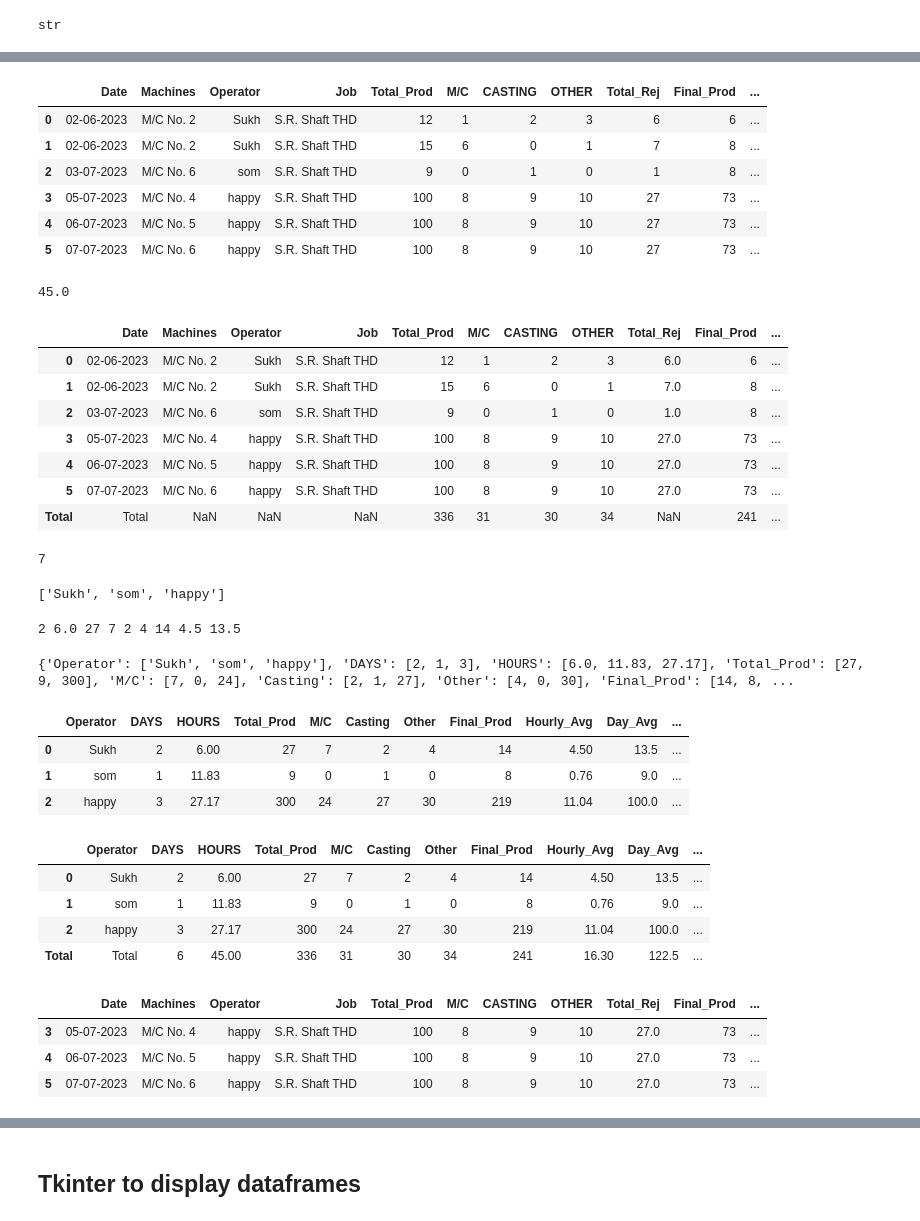
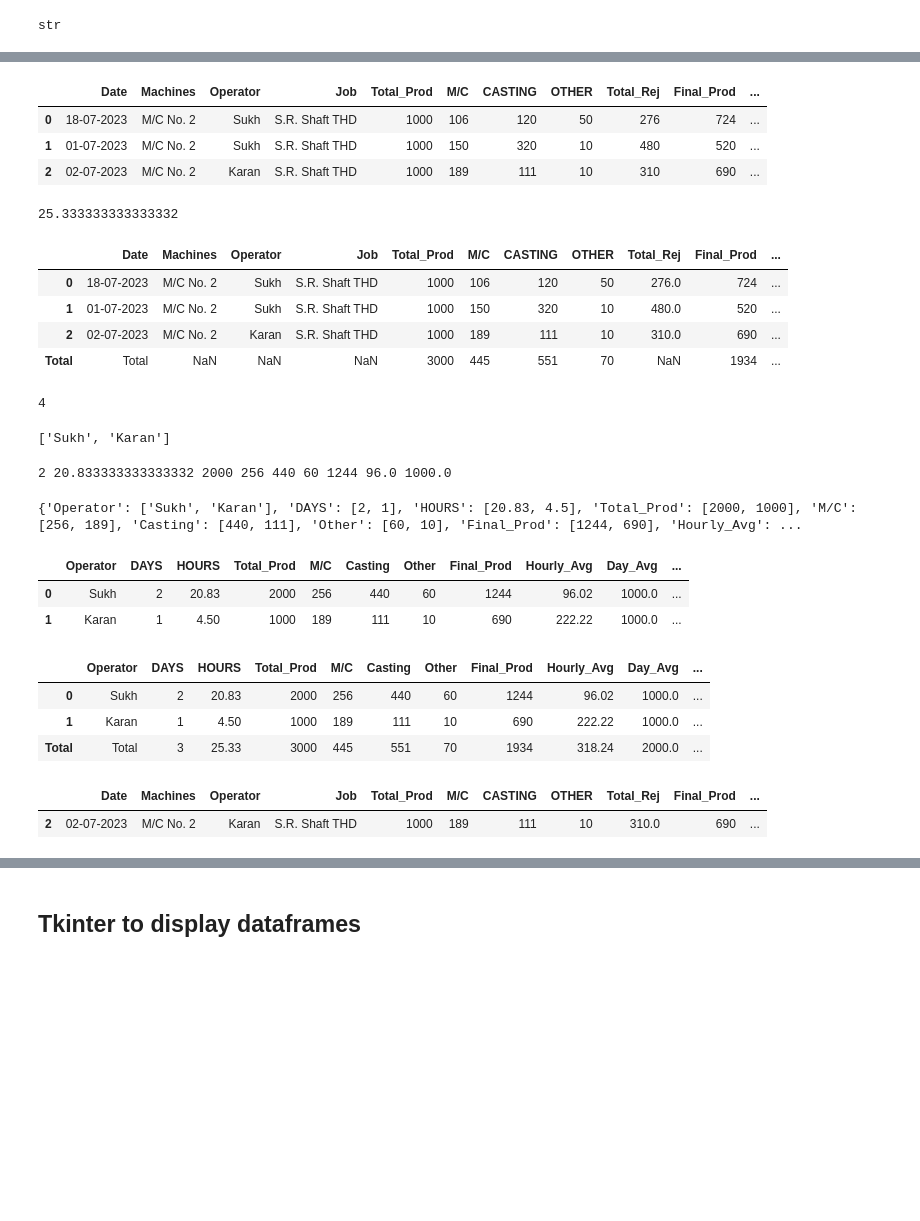
Before and after one commit to SukritMachineTools/Experiments, a Jupyter notebook: Project3/notebooks/csv reads.ipynb, the cells around one changed output, grey strips where cells are left out. Drawn from its saved outputs; the diff is of its cells as text; code cells hidden in the pictures; blank space fills up the shorter version.

```diff
--- a/Project3/notebooks/csv reads.ipynb
+++ b/Project3/notebooks/csv reads.ipynb
@@ -77,25 +70,22 @@ print(df)
 # %%
 job='S.R. Shaft THD'
 breakTime='01:30'
-start_date= '2023-06-01'
-end_date= '2023-07-07'
+start_date= '2023-07-01'
+end_date= '2023-07-30'
 
 # mask = (df['date'] > start_date) & (df['date'] <= end_date)
 mask = (df['Date'] >= start_date) & (df['Date'] <= end_date)
 datedf=df.loc[mask]
 newdf= datedf[datedf['Job']==job]
 newdf=newdf.reset_index(drop=True)
 newdf = newdf.astype({'Total_Prod':'int','M/C':'int','CASTING':'int','OTHER':'int','Total_Rej':'int','Final_Prod':'int'})
 newdf['Date'] = newdf['Date'].dt.strftime('%d-%m-%Y')
 newdf
 # %% [output]
 |  | Date | Machines | Operator | Job | Total_Prod | M/C | CASTING | OTHER | Total_Rej | Final_Prod | ... |
-| 0 | 02-06-2023 | M/C No. 2 | Sukh | S.R. Shaft THD | 12 | 1 | 2 | 3 | 6 | 6 | ... |
-| 1 | 02-06-2023 | M/C No. 2 | Sukh | S.R. Shaft THD | 15 | 6 | 0 | 1 | 7 | 8 | ... |
-| 2 | 03-07-2023 | M/C No. 6 | som | S.R. Shaft THD | 9 | 0 | 1 | 0 | 1 | 8 | ... |
-| 3 | 05-07-2023 | M/C No. 4 | happy | S.R. Shaft THD | 100 | 8 | 9 | 10 | 27 | 73 | ... |
-| 4 | 06-07-2023 | M/C No. 5 | happy | S.R. Shaft THD | 100 | 8 | 9 | 10 | 27 | 73 | ... |
-| 5 | 07-07-2023 | M/C No. 6 | happy | S.R. Shaft THD | 100 | 8 | 9 | 10 | 27 | 73 | ... |
+| 0 | 18-07-2023 | M/C No. 2 | Sukh | S.R. Shaft THD | 1000 | 106 | 120 | 50 | 276 | 724 | ... |
+| 1 | 01-07-2023 | M/C No. 2 | Sukh | S.R. Shaft THD | 1000 | 150 | 320 | 10 | 480 | 520 | ... |
+| 2 | 02-07-2023 | M/C No. 2 | Karan | S.R. Shaft THD | 1000 | 189 | 111 | 10 | 310 | 690 | ... |
 # %%
 total_time = newdf['time_difference1'].sum()
 # df=df.drop(['time_difference1'], axis=1)
@@ -108,19 +98,16 @@ sumrow= pd.DataFrame(sumrow,index=['Total'])
 newdf = pd.concat([newdf, sumrow], axis=0)
 newdf
 # %% [output]
-45.0
+25.333333333333332
 |  | Date | Machines | Operator | Job | Total_Prod | M/C | CASTING | OTHER | Total_Rej | Final_Prod | ... |
-| 0 | 02-06-2023 | M/C No. 2 | Sukh | S.R. Shaft THD | 12 | 1 | 2 | 3 | 6.0 | 6 | ... |
-| 1 | 02-06-2023 | M/C No. 2 | Sukh | S.R. Shaft THD | 15 | 6 | 0 | 1 | 7.0 | 8 | ... |
-| 2 | 03-07-2023 | M/C No. 6 | som | S.R. Shaft THD | 9 | 0 | 1 | 0 | 1.0 | 8 | ... |
-| 3 | 05-07-2023 | M/C No. 4 | happy | S.R. Shaft THD | 100 | 8 | 9 | 10 | 27.0 | 73 | ... |
-| 4 | 06-07-2023 | M/C No. 5 | happy | S.R. Shaft THD | 100 | 8 | 9 | 10 | 27.0 | 73 | ... |
-| 5 | 07-07-2023 | M/C No. 6 | happy | S.R. Shaft THD | 100 | 8 | 9 | 10 | 27.0 | 73 | ... |
-| Total | Total | NaN | NaN | NaN | 336 | 31 | 30 | 34 | NaN | 241 | ... |
+| 0 | 18-07-2023 | M/C No. 2 | Sukh | S.R. Shaft THD | 1000 | 106 | 120 | 50 | 276.0 | 724 | ... |
+| 1 | 01-07-2023 | M/C No. 2 | Sukh | S.R. Shaft THD | 1000 | 150 | 320 | 10 | 480.0 | 520 | ... |
+| 2 | 02-07-2023 | M/C No. 2 | Karan | S.R. Shaft THD | 1000 | 189 | 111 | 10 | 310.0 | 690 | ... |
+| Total | Total | NaN | NaN | NaN | 3000 | 445 | 551 | 70 | NaN | 1934 | ... |
 # %%
 newdf.shape[0]
 # %% [output]
-7
+4
 # %%
 # Get the distinct values in a specific column
 distinct_values = newdf['Operator'].unique()  # Replace 'column_name' with the actual column name
@@ -129,7 +116,7 @@ distinct_values=list(distinct_values)
 distinct_values.pop()
 distinct_values
 # %% [output]
-['Sukh', 'som', 'happy']
+['Sukh', 'Karan']
 # %%
 op1=newdf[newdf['Operator']==distinct_values[0]]
 days=op1.shape[0]
@@ -146,7 +133,7 @@ avg_hourlyop=round((sum_prodop/total_hoursop),2)
 avg_dayop=round((sum_prodop/days),2)
 print(days, total_hoursop, sum_prodop, sum_mcop, sum_castop, sum_otherop, sum_finalprodop, avg_hourlyop, avg_dayop)
 # %% [output]
-2 6.0 27 7 2 4 14 4.5 13.5
+2 20.833333333333332 2000 256 440 60 1244 96.0 1000.0
 # %%
 days=[]
 total_hours =[]
@@ -204,11 +191,10 @@ prod_df['Incentive']=prod_df['Extra Prod']*incentivev
 prod_df['Incentive']=prod_df['Incentive'].round(2)
 prod_df
 # %% [output]
-{'Operator': ['Sukh', 'som', 'happy'], 'DAYS': [2, 1, 3], 'HOURS': [6.0, 11.83, 27.17], 'Total_Prod': [27, 9, 300], 'M/C': [7, 0, 24], 'Casting': [2, 1, 27], 'Other': [4, 0, 30], 'Final_Prod': [14, 8, ...
+{'Operator': ['Sukh', 'Karan'], 'DAYS': [2, 1], 'HOURS': [20.83, 4.5], 'Total_Prod': [2000, 1000], 'M/C': [256, 189], 'Casting': [440, 111], 'Other': [60, 10], 'Final_Prod': [1244, 690], 'Hourly_Avg': ...
 |  | Operator | DAYS | HOURS | Total_Prod | M/C | Casting | Other | Final_Prod | Hourly_Avg | Day_Avg | ... |
-| 0 | Sukh | 2 | 6.00 | 27 | 7 | 2 | 4 | 14 | 4.50 | 13.5 | ... |
-| 1 | som | 1 | 11.83 | 9 | 0 | 1 | 0 | 8 | 0.76 | 9.0 | ... |
-| 2 | happy | 3 | 27.17 | 300 | 24 | 27 | 30 | 219 | 11.04 | 100.0 | ... |
+| 0 | Sukh | 2 | 20.83 | 2000 | 256 | 440 | 60 | 1244 | 96.02 | 1000.0 | ... |
+| 1 | Karan | 1 | 4.50 | 1000 | 189 | 111 | 10 | 690 | 222.22 | 1000.0 | ... |
 # %%
 sumrow2={'Operator':'Total', 'DAYS':sum(prod_df['DAYS']), 'HOURS':sum(prod_df['HOURS']), 'Total_Prod':sum(prod_df['Total_Prod']), 'M/C':sum(prod_df['M/C']),'Casting':sum(prod_df['Casting']),'Other':sum(prod_df['Other']),'Final_Prod':sum(prod_df['Final_Prod']), 'Hourly_Avg':round(sum(prod_df['Hourly_Avg']),2), 'Day_Avg':round(sum(prod_df['Day_Avg']),2), 'Deduct_Machine_rej':round(sum(prod_df['Deduct_Machine_rej']),2), 'Hours X Target':round(sum(prod_df['Hours X Target']),2), 'Extra Prod':round(sum(prod_df['Extra Prod']),2), 'Incentive':round(sum(prod_df['Incentive']),2)}
 sumrow2= pd.DataFrame(sumrow2,index=['Total'])
@@ -216,17 +202,14 @@ operatordf = pd.concat([prod_df, sumrow2], axis=0)
 operatordf
 # %% [output]
 |  | Operator | DAYS | HOURS | Total_Prod | M/C | Casting | Other | Final_Prod | Hourly_Avg | Day_Avg | ... |
-| 0 | Sukh | 2 | 6.00 | 27 | 7 | 2 | 4 | 14 | 4.50 | 13.5 | ... |
-| 1 | som | 1 | 11.83 | 9 | 0 | 1 | 0 | 8 | 0.76 | 9.0 | ... |
-| 2 | happy | 3 | 27.17 | 300 | 24 | 27 | 30 | 219 | 11.04 | 100.0 | ... |
-| Total | Total | 6 | 45.00 | 336 | 31 | 30 | 34 | 241 | 16.30 | 122.5 | ... |
+| 0 | Sukh | 2 | 20.83 | 2000 | 256 | 440 | 60 | 1244 | 96.02 | 1000.0 | ... |
+| 1 | Karan | 1 | 4.50 | 1000 | 189 | 111 | 10 | 690 | 222.22 | 1000.0 | ... |
+| Total | Total | 3 | 25.33 | 3000 | 445 | 551 | 70 | 1934 | 318.24 | 2000.0 | ... |
 # %%
 op1
 # %% [output]
 |  | Date | Machines | Operator | Job | Total_Prod | M/C | CASTING | OTHER | Total_Rej | Final_Prod | ... |
-| 3 | 05-07-2023 | M/C No. 4 | happy | S.R. Shaft THD | 100 | 8 | 9 | 10 | 27.0 | 73 | ... |
-| 4 | 06-07-2023 | M/C No. 5 | happy | S.R. Shaft THD | 100 | 8 | 9 | 10 | 27.0 | 73 | ... |
-| 5 | 07-07-2023 | M/C No. 6 | happy | S.R. Shaft THD | 100 | 8 | 9 | 10 | 27.0 | 73 | ... |
+| 2 | 02-07-2023 | M/C No. 2 | Karan | S.R. Shaft THD | 1000 | 189 | 111 | 10 | 310.0 | 690 | ... |
 # %%
 # Get the distinct values in a specific column
 distinct_values_Job = df['Job'].unique()
```
Also changed, not shown: parts of 11 cells of this notebook, 4 other files.
